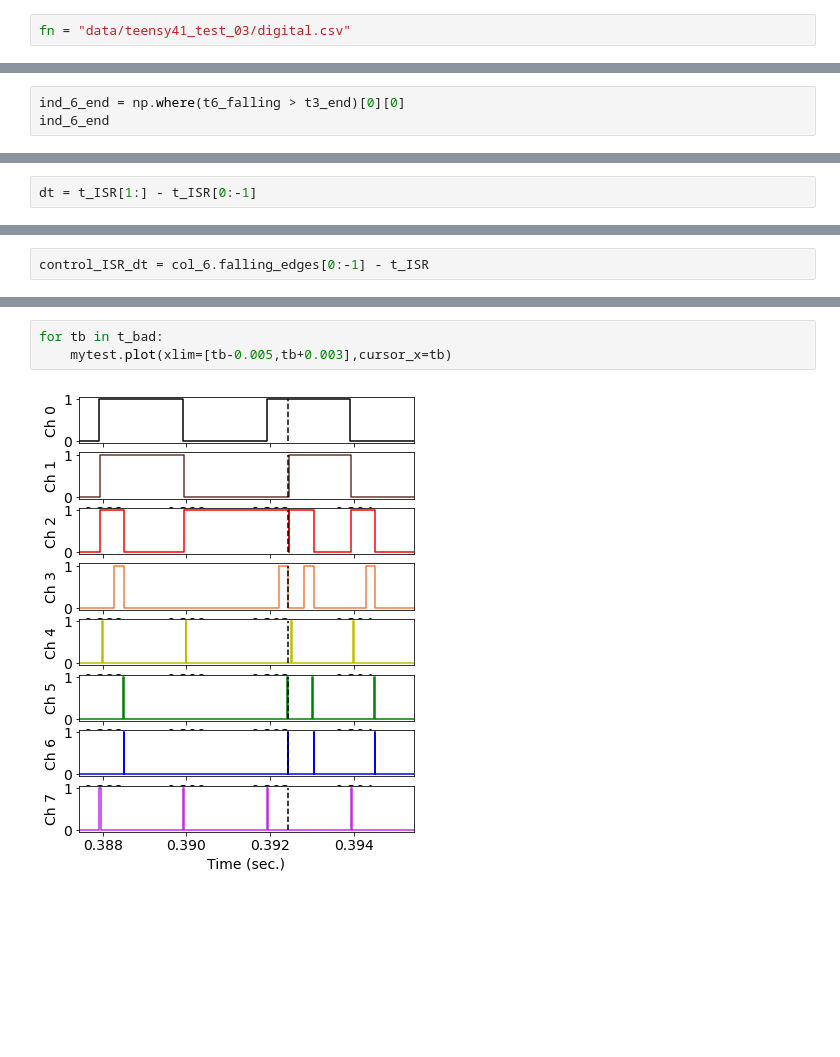
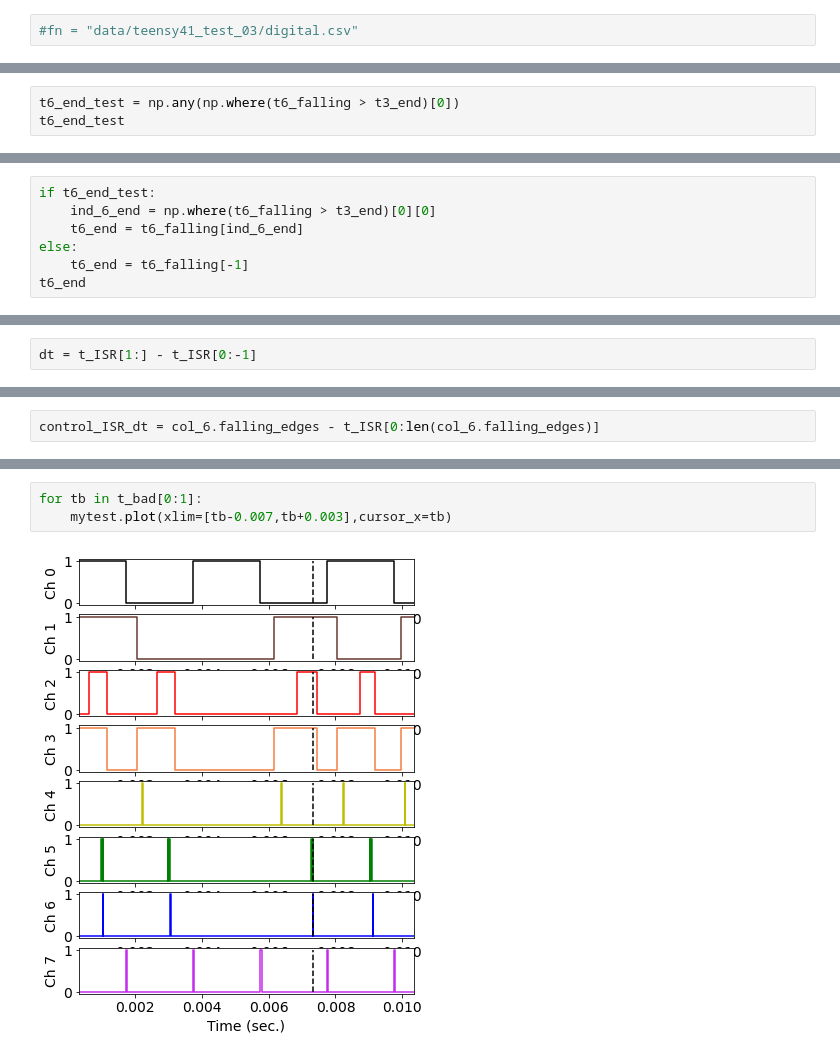
Before and after one commit to ryanGT/sabbatical_github, a Jupyter notebook: micropython/pyboard_vs_teensy_timing_tests/saleae_timing_data_analysis.ipynb, the cells around one changed output, grey strips where cells are left out. Drawn from its saved outputs; the diff is of its cells as text; blank space fills up the shorter version.

```diff
--- a/micropython/pyboard_vs_teensy_timing_tests/saleae_timing_data_analysis.ipynb
+++ b/micropython/pyboard_vs_teensy_timing_tests/saleae_timing_data_analysis.ipynb
@@ -27,5 +41,5 @@ folders
 # %%
-fn = "data/teensy41_test_03/digital.csv"
+#fn = "data/teensy41_test_03/digital.csv"
 # %%
 #fn = "data/pyboard_test_05_with_Arduino_isrPin/digital.csv"
 # %%
@@ -108,4 +149,4 @@ t6_falling = col_6.falling_edges
 # %%
-ind_6_end = np.where(t6_falling > t3_end)[0][0]
-ind_6_end
+t6_end_test = np.any(np.where(t6_falling > t3_end)[0])
+t6_end_test
 # %% [output]
@@ -117,0 +154,7 @@ t6_end
+# %%
+if t6_end_test:
+    ind_6_end = np.where(t6_falling > t3_end)[0][0]
+    t6_end = t6_falling[ind_6_end]
+else:
+    t6_end = t6_falling[-1]
+t6_end
@@ -208,2 +268,2 @@ array([0.0006464 , 0.00252192, 0.00450552, 0.0064828 , 0.00850284])
 # %%
-control_ISR_dt = col_6.falling_edges[0:-1] - t_ISR
+control_ISR_dt = col_6.falling_edges - t_ISR[0:len(col_6.falling_edges)]
@@ -243,5 +371,5 @@ array([0.39243572, 0.78639408, 1.18036588, 1.57435172, 1.96832444])
 # %%
-for tb in t_bad:
-    mytest.plot(xlim=[tb-0.005,tb+0.003],cursor_x=tb)
+for tb in t_bad[0:1]:
+    mytest.plot(xlim=[tb-0.007,tb+0.003],cursor_x=tb)
 # %% [output]
-[figure, old version]
+[figure, new version]
```
Also changed, not shown: parts of 42 cells of this notebook, 5 other files.
